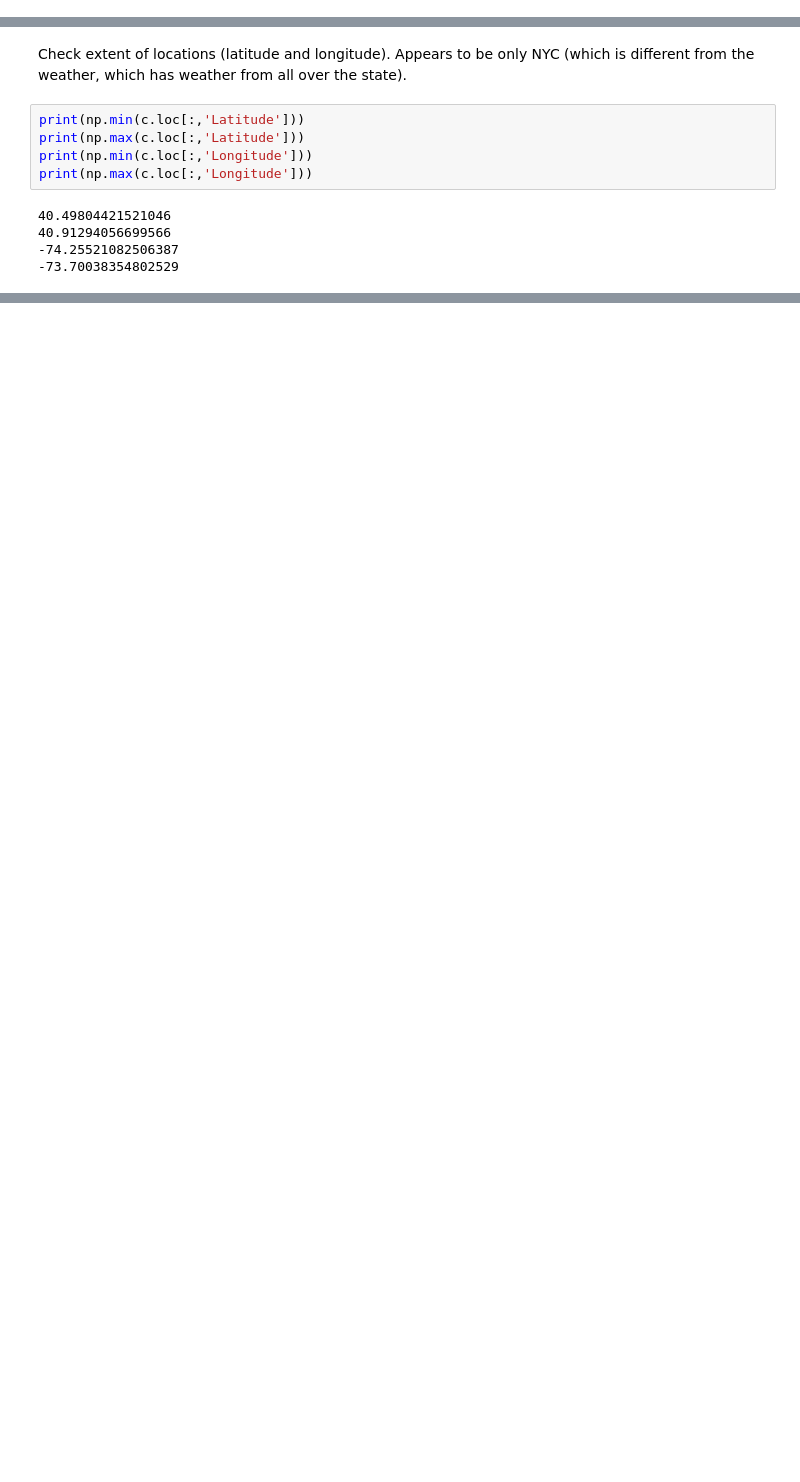
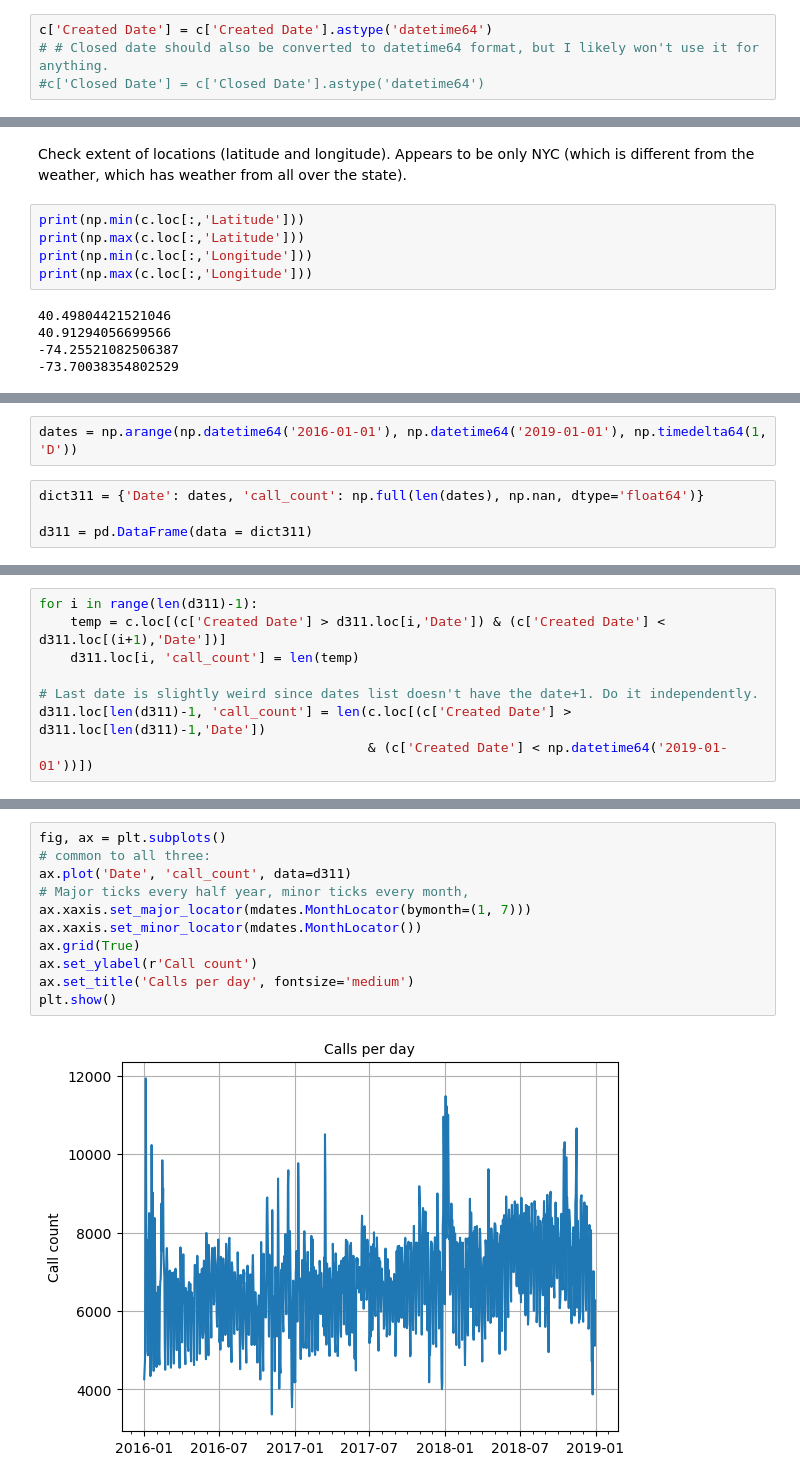
Before and after one commit to ericschwen/weather_311, a Jupyter notebook: 311_exploration.ipynb, the cells around one changed output, grey strips where cells are left out. Cells and saved outputs as stored; diff of their text form; blank space fills up the shorter version.

Commit message:
Grouped data by date in both 311 and weather exploration.

```diff
--- a/311_exploration.ipynb
+++ b/311_exploration.ipynb
@@ -88,0 +73,4 @@ c.loc[:10, 'Created Date'][0][0:10]
+# %%
+c['Created Date'] = c['Created Date'].astype('datetime64')
+# # Closed date should also be converted to datetime64 format, but I likely won't use it for anything.
+#c['Closed Date'] = c['Closed Date'].astype('datetime64')
@@ -178,0 +235,6 @@ Name: Created Date, dtype: object
+# %%
+dates = np.arange(np.datetime64('2016-01-01'), np.datetime64('2019-01-01'), np.timedelta64(1, 'D'))
+# %%
+dict311 = {'Date': dates, 'call_count': np.full(len(dates), np.nan, dtype='float64')}
+
+d311 = pd.DataFrame(data = dict311)
@@ -178,0 +257,8 @@ Name: Created Date, dtype: object
+# %%
+for i in range(len(d311)-1):
+    temp = c.loc[(c['Created Date'] > d311.loc[i,'Date']) & (c['Created Date'] < d311.loc[(i+1),'Date'])]
+    d311.loc[i, 'call_count'] = len(temp)
+
+# Last date is slightly weird since dates list doesn't have the date+1. Do it independently.
+d311.loc[len(d311)-1, 'call_count'] = len(c.loc[(c['Created Date'] > d311.loc[len(d311)-1,'Date'])
+                                          & (c['Created Date'] < np.datetime64('2019-01-01'))])
@@ -178,0 +283,13 @@ Name: Created Date, dtype: object
+# %%
+fig, ax = plt.subplots()
+# common to all three:
+ax.plot('Date', 'call_count', data=d311)
+# Major ticks every half year, minor ticks every month,
+ax.xaxis.set_major_locator(mdates.MonthLocator(bymonth=(1, 7)))
+ax.xaxis.set_minor_locator(mdates.MonthLocator())
+ax.grid(True)
+ax.set_ylabel(r'Call count')
+ax.set_title('Calls per day', fontsize='medium')
+plt.show()
+# %% [output]
+[figure, added]
```
Also changed, not shown: parts of 34 cells of this notebook.
